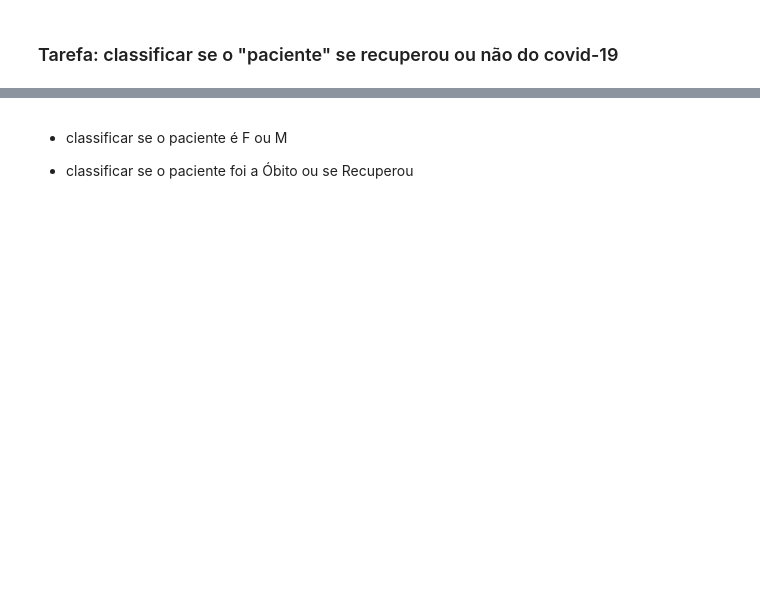
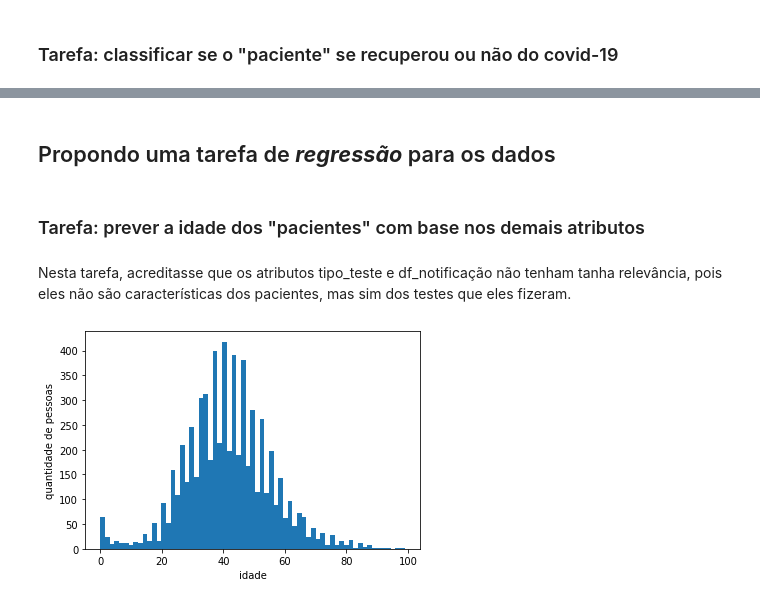
Before and after one commit to JaksonProtazio/Analise-COVID19-PP1-RNA2020.1, a Jupyter notebook: tipos_de_tarefa.ipynb, the cells around one changed output, grey strips where cells are left out. Saved outputs shown, nothing was run; the diff lists cells and outputs as text; code cells hidden in the pictures; blank space fills up the shorter version.

Commit message:
explorando o dataset

```diff
--- a/tipos_de_tarefa.ipynb
+++ b/tipos_de_tarefa.ipynb
@@ -14,11 +14,14 @@ relevantes para o cenário?
 import warnings
 warnings.filterwarnings('ignore')
 
+import re
+
 import pandas as pd
 import numpy as np
 
-import re
-
+import matplotlib as plt
+%matplotlib inline
+plt.style.use('ggplot')
 
 from sklearn.tree import DecisionTreeClassifier
 from sklearn.ensemble import RandomForestClassifier
@@ -27,6 +30,8 @@ from sklearn.metrics import classification_report
 from sklearn.model_selection import cross_validate
 from sklearn.metrics import recall_score
 from sklearn.model_selection import train_test_split
+
+from sklearn import preprocessing
 # %%
 file = '/home/dayvson/disciplinas/rna/Analise-COVID19-PP1-RNA2020.1/dataset/dataset_limpo_covid19_manaus.csv'
 df_dataset = pd.read_csv(file)
@@ -150,4 +92,0 @@ array([nan, nan, nan, nan, nan])
-# %% [markdown]
-- classificar se o paciente é F ou M
-
-- classificar se o paciente foi a Óbito ou se Recuperou
@@ -153,0 +95,15 @@ array([nan, nan, nan, nan, nan])
+# %% [markdown]
+## Propondo uma tarefa de ***regressão*** para os dados
+# %% [markdown]
+### Tarefa: prever a idade dos "pacientes" com base nos demais atributos
+# %% [markdown]
+Nesta tarefa, acreditasse que os atributos tipo_teste e df_notificação não tenham tanha relevância, pois eles não são características dos pacientes, mas sim dos testes que eles fizeram.
+# %%
+
+np.random.seed(42)
+x = df_dataset.idade.values
+plt.hist(x, density=False, bins=65)  # `density=False` would make counts
+plt.ylabel('quantidade de pessoas')
+plt.xlabel('idade');
+# %% [output]
+[figure, added]
```
Also changed, not shown: parts of 20 cells of this notebook.
